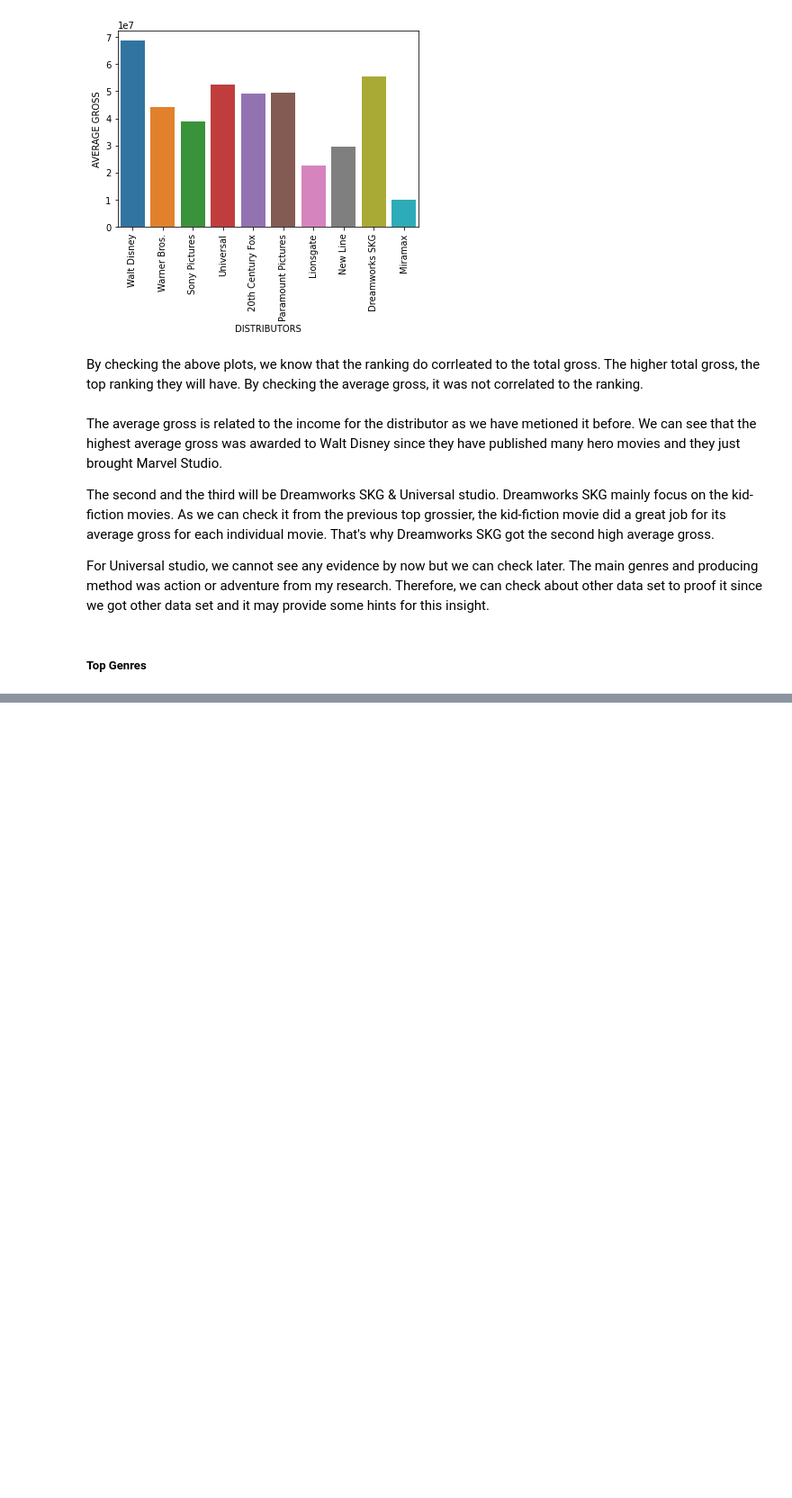
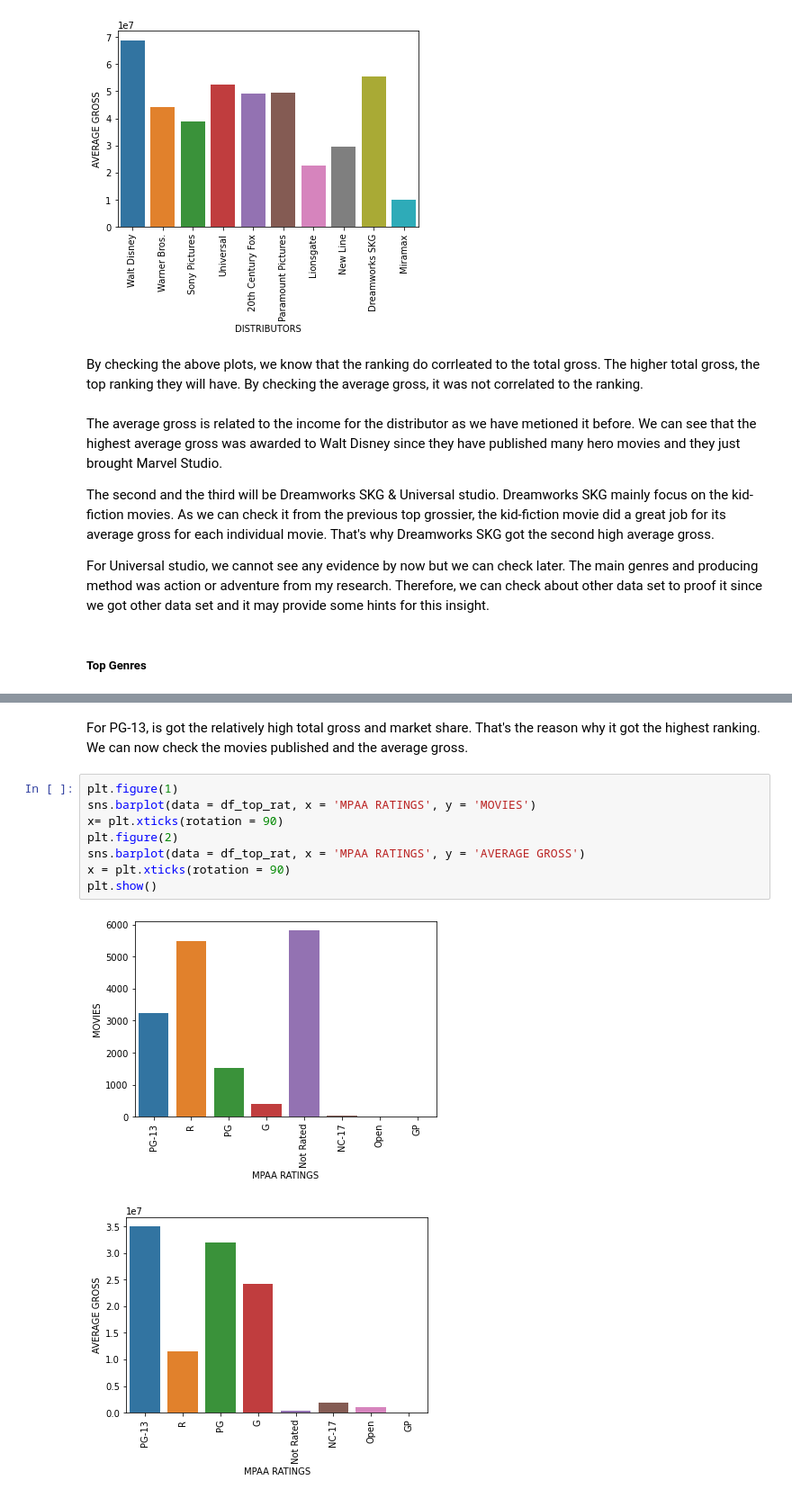
Before and after one commit to dcrowTMH/movie_eda, a Jupyter notebook: Movie_EDA.ipynb, the cells around one changed output, grey strips where cells are left out. Shown at 90% size. Drawn from its saved outputs; the diff is of its cells as text; blank space fills up the shorter version.

```diff
--- a/Movie_EDA.ipynb
+++ b/Movie_EDA.ipynb
@@ -929,0 +1016,13 @@ For Universal studio, we cannot see any evidence by now but we can check later.
+# %% [markdown]
+For PG-13, is got the relatively high total gross and market share. That's the reason why it got the highest ranking. We can now check the movies published and the average gross.
+# %%
+plt.figure(1)
+sns.barplot(data = df_top_rat, x = 'MPAA RATINGS', y = 'MOVIES')
+x= plt.xticks(rotation = 90)
+plt.figure(2)
+sns.barplot(data = df_top_rat, x = 'MPAA RATINGS', y = 'AVERAGE GROSS')
+x = plt.xticks(rotation = 90)
+plt.show()
+# %% [output]
+[figure, added]
+[figure, added]
```
Also changed, not shown: parts of 31 cells of this notebook.
